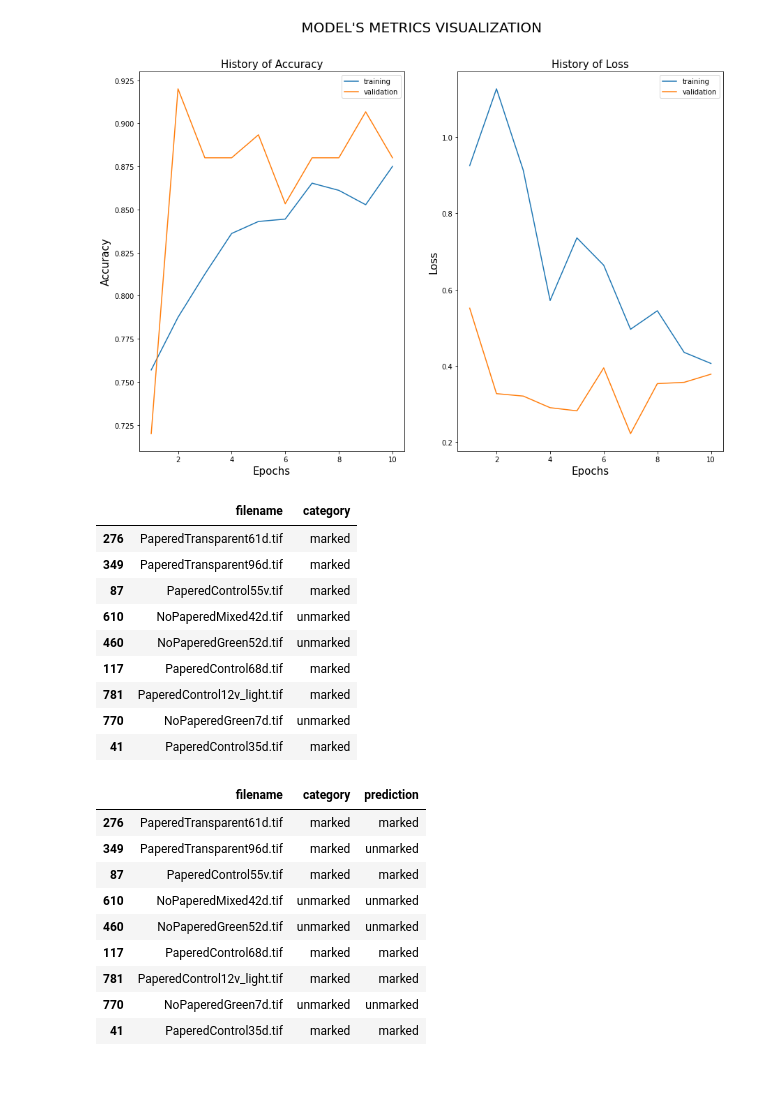
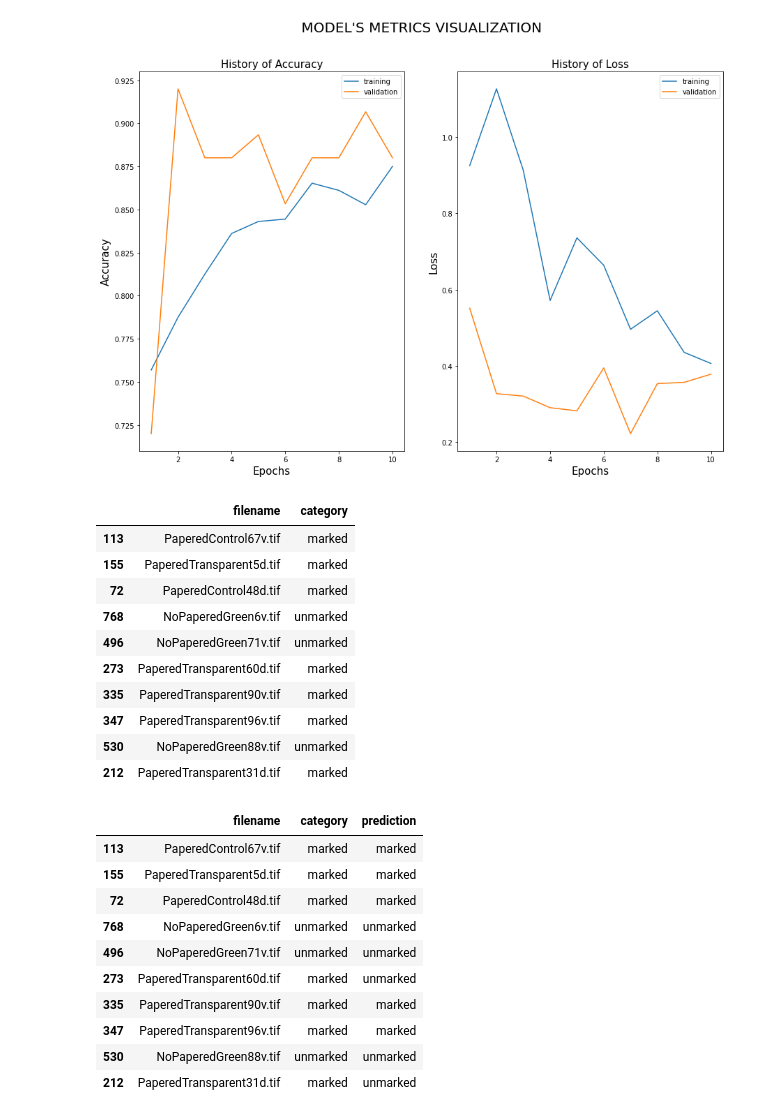
Before and after one commit to hhduke2014/marked-beetle-analysis, a Jupyter notebook: efficientnet_B7.ipynb, the cells around one changed output. Drawn from its saved outputs; the diff is of its cells as text; code cells hidden in the pictures; blank space fills up the shorter version.

```diff
--- a/efficientnet_B7.ipynb
+++ b/efficientnet_B7.ipynb
@@ -328,19 +328,20 @@ import keras
 
 final_model = keras.models.load_model('best_model.h5')
 # %%
-tmp_df1=tmp_df
+tmp_df1=df.sample(10)
 tmp_df1
 # %% [output]
 |  | filename | category |
-| 276 | PaperedTransparent61d.tif | marked |
-| 349 | PaperedTransparent96d.tif | marked |
-| 87 | PaperedControl55v.tif | marked |
-| 610 | NoPaperedMixed42d.tif | unmarked |
-| 460 | NoPaperedGreen52d.tif | unmarked |
-| 117 | PaperedControl68d.tif | marked |
-| 781 | PaperedControl12v_light.tif | marked |
-| 770 | NoPaperedGreen7d.tif | unmarked |
-| 41 | PaperedControl35d.tif | marked |
+| 113 | PaperedControl67v.tif | marked |
+| 155 | PaperedTransparent5d.tif | marked |
+| 72 | PaperedControl48d.tif | marked |
+| 768 | NoPaperedGreen6v.tif | unmarked |
+| 496 | NoPaperedGreen71v.tif | unmarked |
+| 273 | PaperedTransparent60d.tif | marked |
+| 335 | PaperedTransparent90v.tif | marked |
+| 347 | PaperedTransparent96v.tif | marked |
+| 530 | NoPaperedGreen88v.tif | unmarked |
+| 212 | PaperedTransparent31d.tif | marked |
 # %%
 preds=[]
 for image_id in tmp_df1.filename:
@@ -354,12 +355,13 @@ tmp_df1["prediction"] = tmp_df1["prediction"].replace({1: 'unmarked', 0: 'marked
 tmp_df1
 # %% [output]
 |  | filename | category | prediction |
-| 276 | PaperedTransparent61d.tif | marked | marked |
-| 349 | PaperedTransparent96d.tif | marked | unmarked |
-| 87 | PaperedControl55v.tif | marked | marked |
-| 610 | NoPaperedMixed42d.tif | unmarked | unmarked |
-| 460 | NoPaperedGreen52d.tif | unmarked | unmarked |
-| 117 | PaperedControl68d.tif | marked | marked |
-| 781 | PaperedControl12v_light.tif | marked | marked |
-| 770 | NoPaperedGreen7d.tif | unmarked | unmarked |
-| 41 | PaperedControl35d.tif | marked | marked |
+| 113 | PaperedControl67v.tif | marked | marked |
+| 155 | PaperedTransparent5d.tif | marked | marked |
+| 72 | PaperedControl48d.tif | marked | marked |
+| 768 | NoPaperedGreen6v.tif | unmarked | unmarked |
+| 496 | NoPaperedGreen71v.tif | unmarked | unmarked |
+| 273 | PaperedTransparent60d.tif | marked | unmarked |
+| 335 | PaperedTransparent90v.tif | marked | marked |
+| 347 | PaperedTransparent96v.tif | marked | marked |
+| 530 | NoPaperedGreen88v.tif | unmarked | unmarked |
+| 212 | PaperedTransparent31d.tif | marked | unmarked |
```
Also changed, not shown: parts of 2 cells of this notebook.
